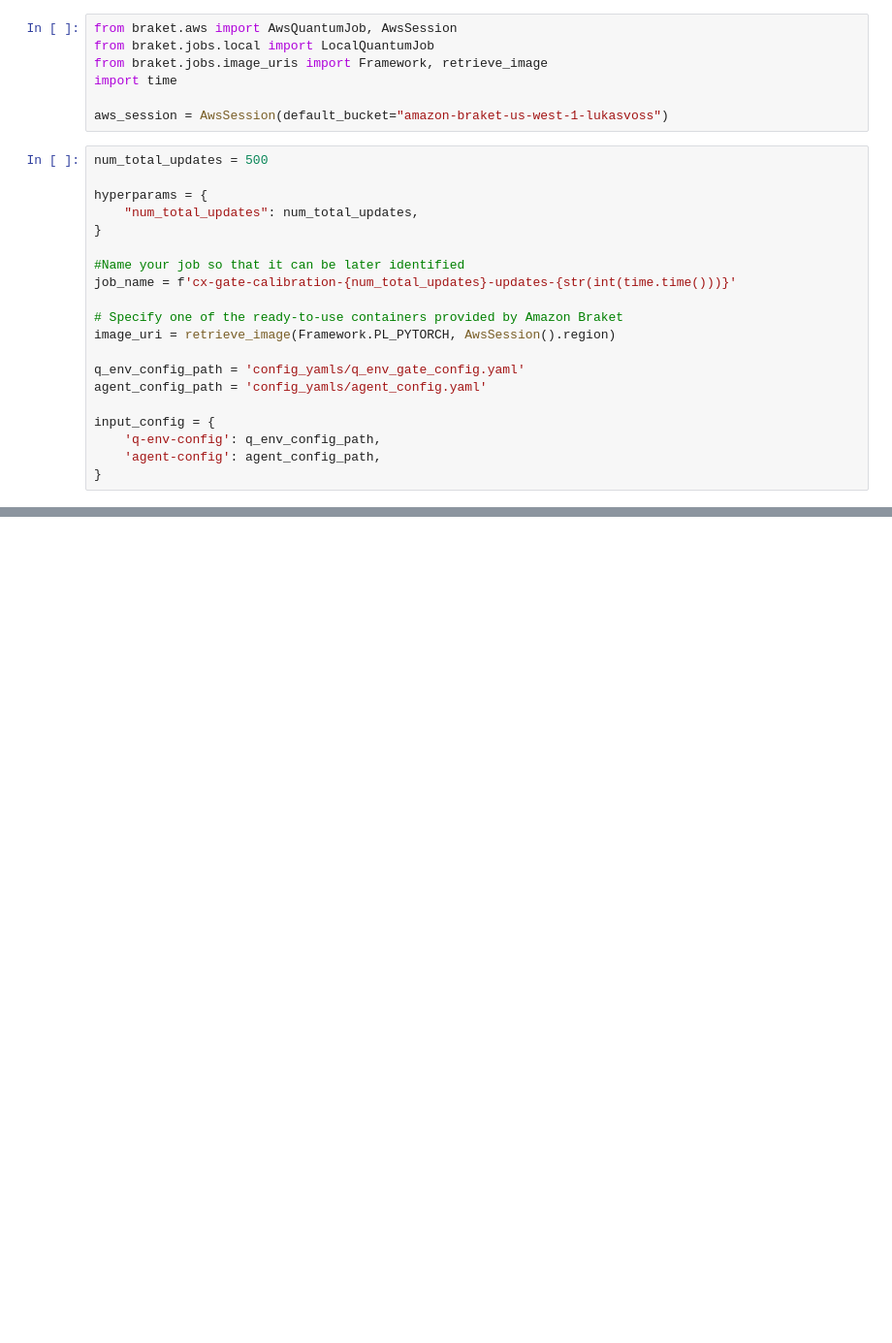
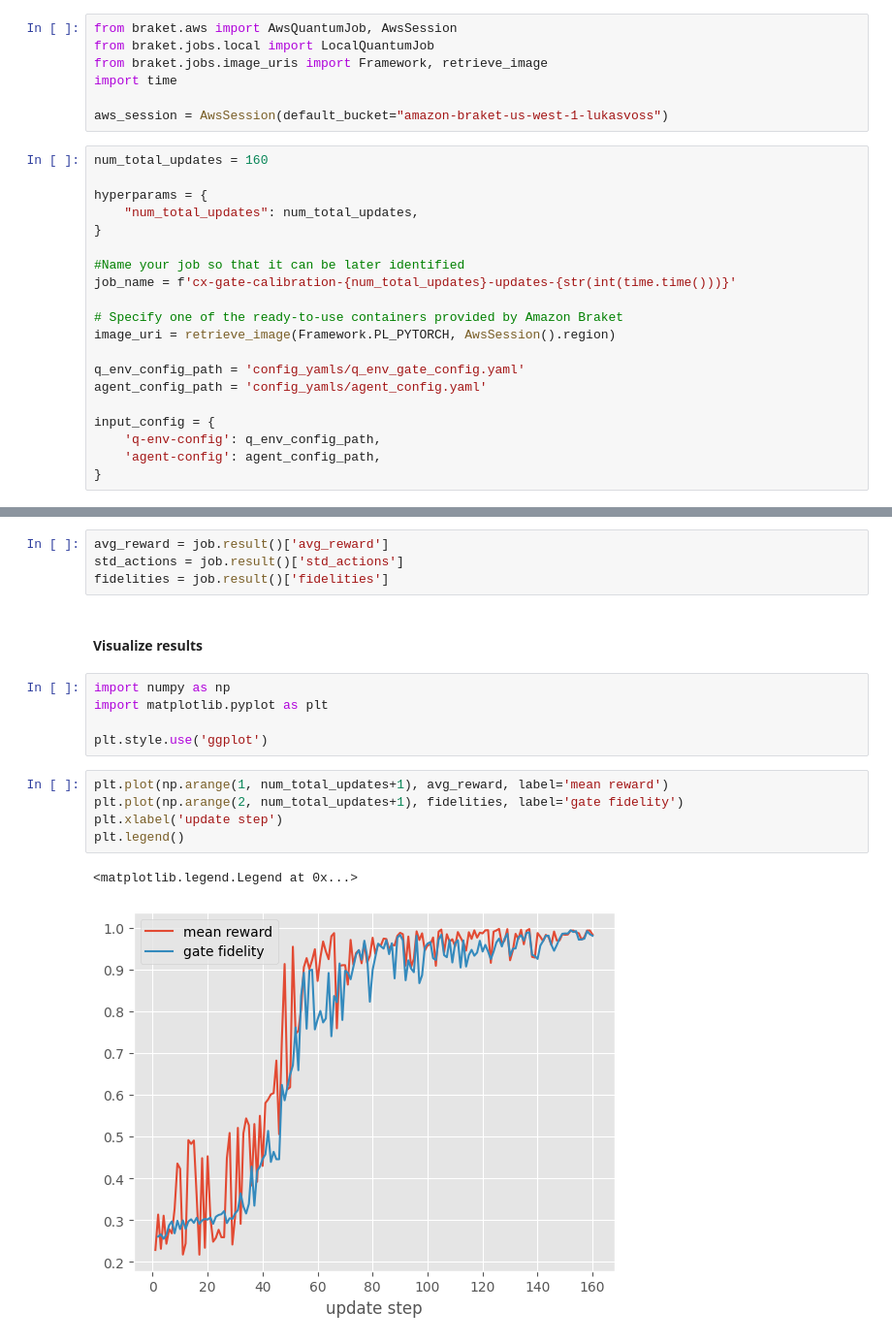
Before and after one commit to lukasvoss/Quantum_Optimal_Control, a Jupyter notebook: 00_AWS/04_Tests/00_Hybrid_Job/hybrid_job_gate_cal_no_decorator.ipynb, the cells around one changed output, grey strips where cells are left out. Shown at 97% size. Saved outputs shown, nothing was run; the diff lists cells and outputs as text; blank space fills up the shorter version.

Commit message:
good simulation results for 60k USD configuration updates=160; n_shots=120; batchsize=130 ; mini_batchsize=13

```diff
--- a/00_AWS/04_Tests/00_Hybrid_Job/hybrid_job_gate_cal_no_decorator.ipynb
+++ b/00_AWS/04_Tests/00_Hybrid_Job/hybrid_job_gate_cal_no_decorator.ipynb
@@ -6,7 +6,7 @@ import time
 
 aws_session = AwsSession(default_bucket="amazon-braket-us-west-1-lukasvoss")
 # %%
-num_total_updates = 500
+num_total_updates = 160
 
 hyperparams = {
     "num_total_updates": num_total_updates,
@@ -74,0 +79,19 @@ COMPLETED
+# %%
+avg_reward = job.result()['avg_reward']
+std_actions = job.result()['std_actions']
+fidelities = job.result()['fidelities']
+# %% [markdown]
+#### Visualize results
+# %%
+import numpy as np
+import matplotlib.pyplot as plt
+
+plt.style.use('ggplot')
+# %%
+plt.plot(np.arange(1, num_total_updates+1), avg_reward, label='mean reward')
+plt.plot(np.arange(2, num_total_updates+1), fidelities, label='gate fidelity')
+plt.xlabel('update step')
+plt.legend()
+# %% [output]
+<matplotlib.legend.Legend at 0x...>
+[figure, added]
```
Also changed, not shown: parts of 9 cells of this notebook, 1 other file.
